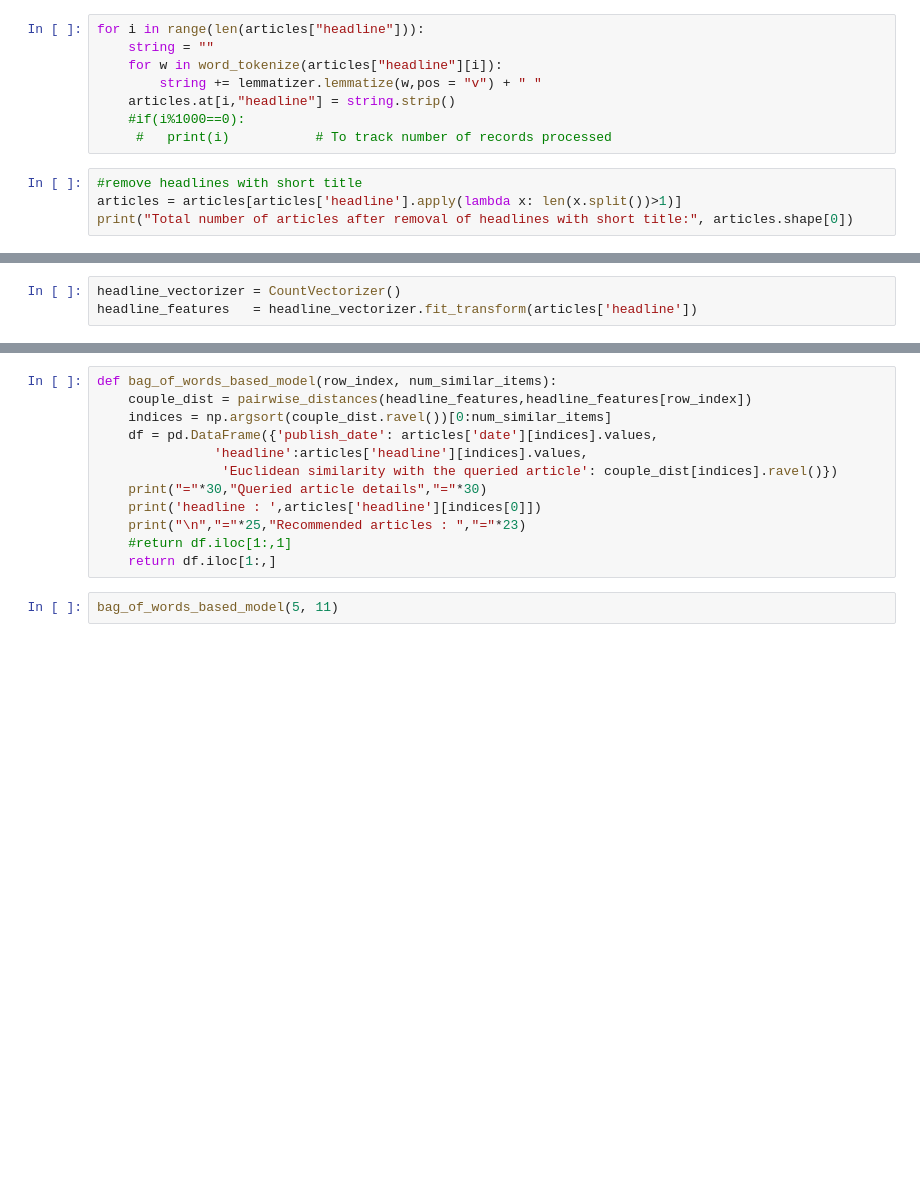
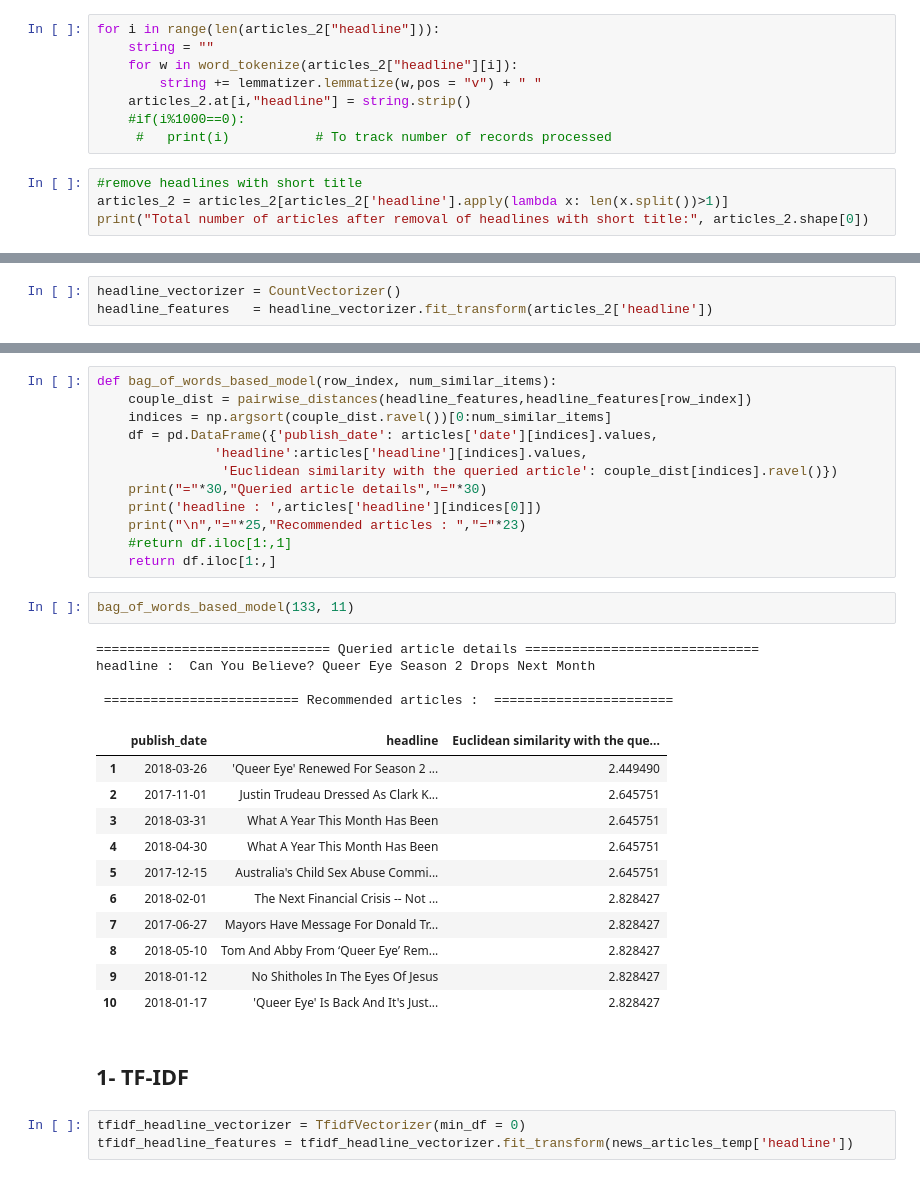
Before and after one commit to max-cyril/Algo_de_recommandations, a Jupyter notebook: algo reco1.ipynb, the cells around one changed output, grey strips where cells are left out. Saved outputs shown, nothing was run; the diff lists cells and outputs as text; blank space fills up the shorter version.

Commit message:
Update algo reco1.ipynb
Commit

```diff
--- a/algo reco1.ipynb
+++ b/algo reco1.ipynb
@@ -185,14 +205,14 @@ articles.head(60)
 # %%
 lemmatizer = WordNetLemmatizer()
 # %%
-for i in range(len(articles["headline"])):
+for i in range(len(articles_2["headline"])):
     string = ""
-    for w in word_tokenize(articles["headline"][i]):
+    for w in word_tokenize(articles_2["headline"][i]):
         string += lemmatizer.lemmatize(w,pos = "v") + " "
-    articles.at[i,"headline"] = string.strip()
+    articles_2.at[i,"headline"] = string.strip()
     #if(i%1000==0):
      #   print(i)           # To track number of records processed
 # %%
 #remove headlines with short title
-articles = articles[articles['headline'].apply(lambda x: len(x.split())>1)]
-print("Total number of articles after removal of headlines with short title:", articles.shape[0])
+articles_2 = articles_2[articles_2['headline'].apply(lambda x: len(x.split())>1)]
+print("Total number of articles after removal of headlines with short title:", articles_2.shape[0])
@@ -206,5 +226,5 @@ dddzdz
 ## 1- Bag of Words
 # %%
 headline_vectorizer = CountVectorizer()
-headline_features   = headline_vectorizer.fit_transform(articles['headline'])
+headline_features   = headline_vectorizer.fit_transform(articles_2['headline'])
 # %%
@@ -225,4 +249,25 @@ def bag_of_words_based_model(row_index, num_similar_items):
     #return df.iloc[1:,1]
     return df.iloc[1:,]
 # %%
-bag_of_words_based_model(5, 11)
+bag_of_words_based_model(133, 11)
+# %% [output]
+============================== Queried article details ==============================
+headline :  Can You Believe? Queer Eye Season 2 Drops Next Month
+
+ ========================= Recommended articles :  =======================
+|  | publish_date | headline | Euclidean similarity with the que... |
+| 1 | 2018-03-26 | 'Queer Eye' Renewed For Season 2 ... | 2.449490 |
+| 2 | 2017-11-01 | Justin Trudeau Dressed As Clark K... | 2.645751 |
+| 3 | 2018-03-31 | What A Year This Month Has Been | 2.645751 |
+| 4 | 2018-04-30 | What A Year This Month Has Been | 2.645751 |
+| 5 | 2017-12-15 | Australia's Child Sex Abuse Commi... | 2.645751 |
+| 6 | 2018-02-01 | The Next Financial Crisis -- Not ... | 2.828427 |
+| 7 | 2017-06-27 | Mayors Have Message For Donald Tr... | 2.828427 |
+| 8 | 2018-05-10 | Tom And Abby From ‘Queer Eye’ Rem... | 2.828427 |
+| 9 | 2018-01-12 | No Shitholes In The Eyes Of Jesus | 2.828427 |
+| 10 | 2018-01-17 | 'Queer Eye' Is Back And It's Just... | 2.828427 |
+# %% [markdown]
+## 1- TF-IDF
+# %%
+tfidf_headline_vectorizer = TfidfVectorizer(min_df = 0)
+tfidf_headline_features = tfidf_headline_vectorizer.fit_transform(news_articles_temp['headline'])
```
Also changed, not shown: parts of 11 cells of this notebook.
